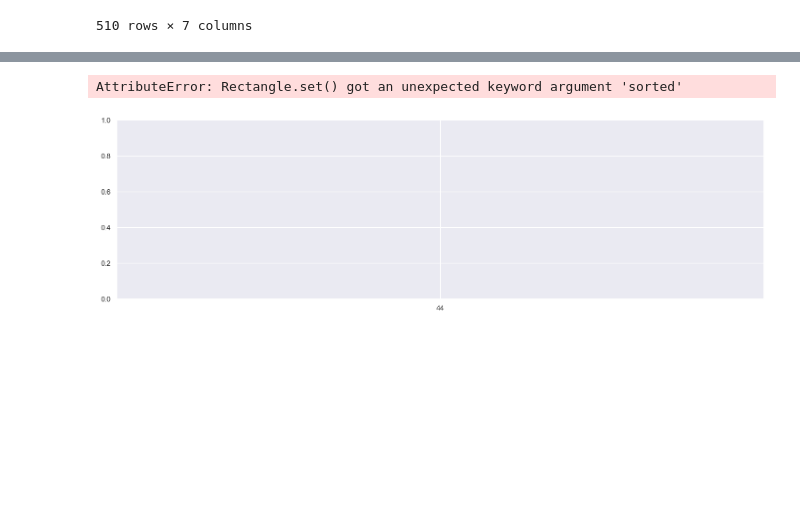
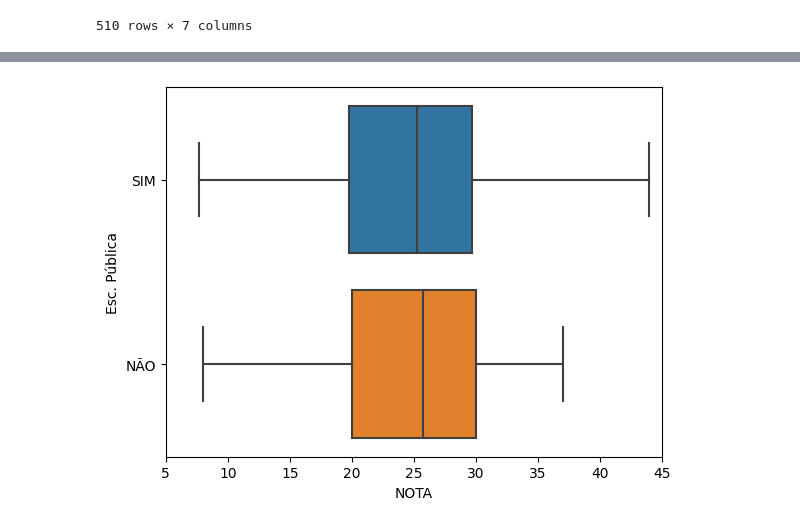
Before and after one commit to MirianGuerra/Resultado_ETEC, a Jupyter notebook: resultado_etec.ipynb, the cells around one changed output, grey strips where cells are left out. Saved outputs shown, nothing was run; the diff lists cells and outputs as text; code cells hidden in the pictures; blank space fills up the shorter version.

```diff
--- a/resultado_etec.ipynb
+++ b/resultado_etec.ipynb
@@ -91,16 +82,10 @@ df_resultado_afro = df_resultado_sem_ausente.loc[
 
 df_resultado_branco = df_resultado_sem_ausente.loc[
     df_resultado_sem_ausente['Afrodesc.'] == 'NÃO']
-# %%
-#Histograma para escola publica
-sns.set(rc={"figure.figsize": (18, 5)})
-ax = sns.histplot(data=df_resultado_escola_publica,
-                  x='Nota', kde=True, sorted=False)
-ax.set_xticklabels(ax.get_xticklabels(), rotation=45,
-                   horizontalalignment='right')
-plt.tight_layout()
-
-plt.show()
-# %% [output]
-AttributeError: Rectangle.set() got an unexpected keyword argument 'sorted'
-[figure, removed]
+# %%
+# Comparação boxplot Escola Pública
+sns.boxplot(data=df_resultado_sem_ausente, y='Esc. Pública', x='NOTA',   order=['SIM', 'NÃO'])
+plt.xlim(5, 45, 5)
+plt.show()
+# %% [output]
+[figure, added]
```
Also changed, not shown: parts of 4 cells of this notebook.
